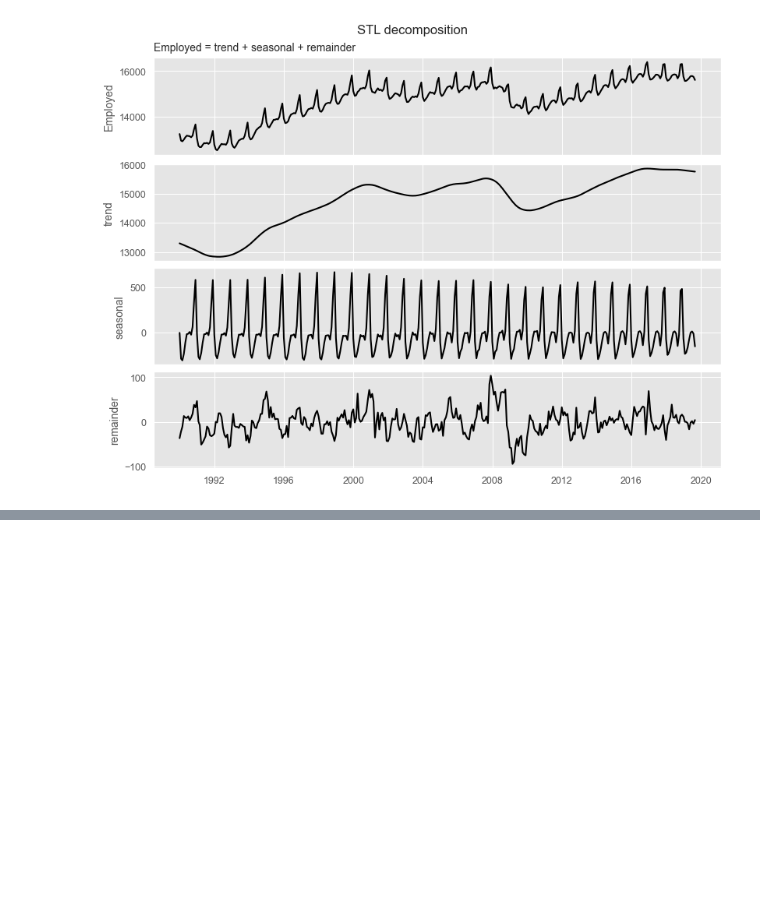
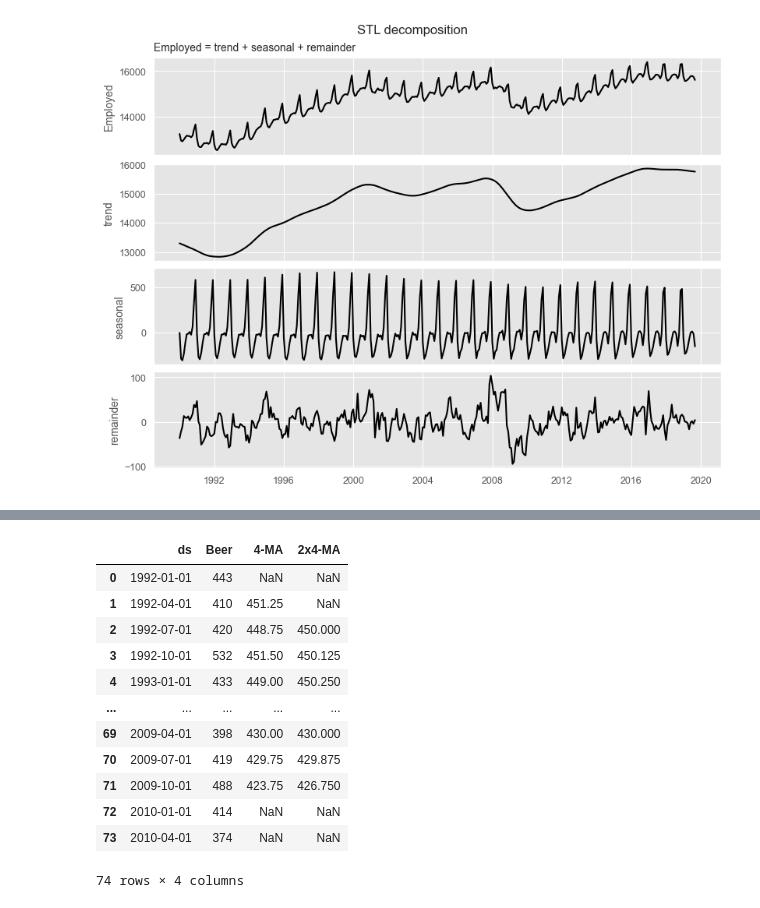
Before and after one commit to DavidGuzzi/TSA, a Jupyter notebook: Forecasting Principles and Practice 3rd/pythonic_way/3.ipynb, the cells around one changed output, grey strips where cells are left out. Cells and saved outputs as stored; diff of their text form; code cells hidden in the pictures; blank space fills up the shorter version.

```diff
--- a/Forecasting Principles and Practice 3rd/pythonic_way/3.ipynb
+++ b/Forecasting Principles and Practice 3rd/pythonic_way/3.ipynb
@@ -118,0 +165,25 @@ plt.show()
+# %%
+aus_production = pd.read_csv("aus_production.csv",
+    parse_dates=["ds"])
+beer = (
+    aus_production[["ds", "Beer"]]
+    .loc[lambda x: x["ds"] >= "1992"]
+    .reset_index(drop=True)
+)
+beer["4-MA"] = beer["Beer"].rolling(4, center=True).mean().shift(-1)
+beer["2x4-MA"] = beer["4-MA"].rolling(2, center=True).mean()
+beer
+# %% [output]
+|  | ds | Beer | 4-MA | 2x4-MA |
+| 0 | 1992-01-01 | 443 | NaN | NaN |
+| 1 | 1992-04-01 | 410 | 451.25 | NaN |
+| 2 | 1992-07-01 | 420 | 448.75 | 450.000 |
+| 3 | 1992-10-01 | 532 | 451.50 | 450.125 |
+| 4 | 1993-01-01 | 433 | 449.00 | 450.250 |
+| ... | ... | ... | ... | ... |
+| 69 | 2009-04-01 | 398 | 430.00 | 430.000 |
+| 70 | 2009-07-01 | 419 | 429.75 | 429.875 |
+| 71 | 2009-10-01 | 488 | 423.75 | 426.750 |
+| 72 | 2010-01-01 | 414 | NaN | NaN |
+| 73 | 2010-04-01 | 374 | NaN | NaN |
+74 rows × 4 columns
```
Also changed, not shown: parts of 3 cells of this notebook.
